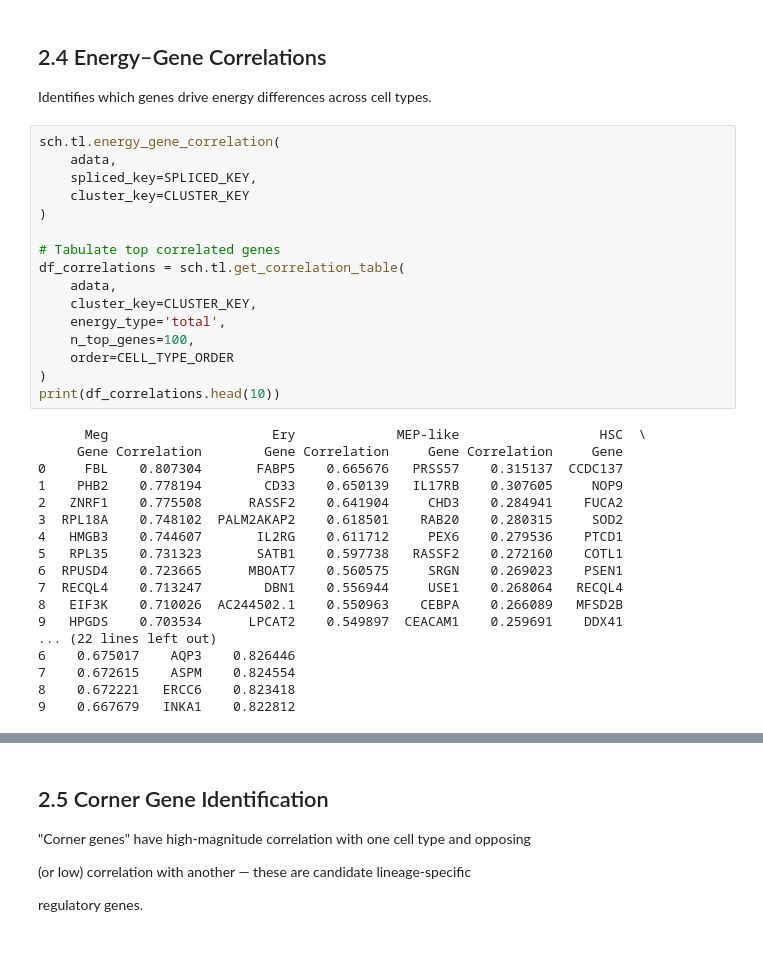
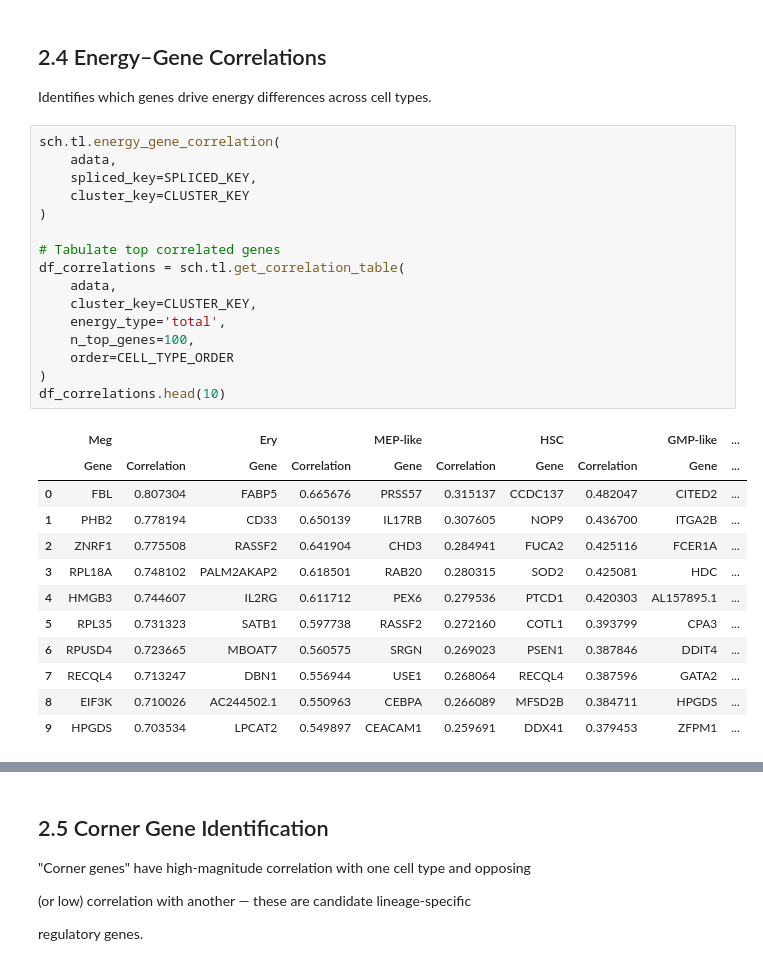
Before and after one commit to Bernaljp/scHopfield, a Jupyter notebook: notebooks/02_energy_analysis.ipynb, the cells around one changed output, grey strips where cells are left out. Saved outputs shown, nothing was run; the diff lists cells and outputs as text.

```diff
--- a/notebooks/02_energy_analysis.ipynb
+++ b/notebooks/02_energy_analysis.ipynb
@@ -194,37 +194,32 @@ plt.show()
 # %%
 sch.tl.energy_gene_correlation(
     adata,
     spliced_key=SPLICED_KEY,
     cluster_key=CLUSTER_KEY
 )
 
 # Tabulate top correlated genes
 df_correlations = sch.tl.get_correlation_table(
     adata,
     cluster_key=CLUSTER_KEY,
     energy_type='total',
     n_top_genes=100,
     order=CELL_TYPE_ORDER
 )
-print(df_correlations.head(10))
+df_correlations.head(10)
 # %% [output]
-      Meg                     Ery             MEP-like                  HSC  \
-     Gene Correlation        Gene Correlation     Gene Correlation     Gene
-0     FBL    0.807304       FABP5    0.665676   PRSS57    0.315137  CCDC137
-1    PHB2    0.778194        CD33    0.650139   IL17RB    0.307605     NOP9
-2   ZNRF1    0.775508      RASSF2    0.641904     CHD3    0.284941    FUCA2
-3  RPL18A    0.748102  PALM2AKAP2    0.618501    RAB20    0.280315     SOD2
-4   HMGB3    0.744607       IL2RG    0.611712     PEX6    0.279536    PTCD1
-5   RPL35    0.731323       SATB1    0.597738   RASSF2    0.272160    COTL1
-6  RPUSD4    0.723665      MBOAT7    0.560575     SRGN    0.269023    PSEN1
-7  RECQL4    0.713247        DBN1    0.556944     USE1    0.268064   RECQL4
-8   EIF3K    0.710026  AC244502.1    0.550963    CEBPA    0.266089   MFSD2B
-9   HPGDS    0.703534      LPCAT2    0.549897  CEACAM1    0.259691    DDX41
-... (22 lines left out)
-6    0.675017    AQP3    0.826446
-7    0.672615    ASPM    0.824554
-8    0.672221   ERCC6    0.823418
-9    0.667679   INKA1    0.822812
+|  | Meg |  | Ery |  | MEP-like |  | HSC |  | GMP-like | ... |
+|  | Gene | Correlation | Gene | Correlation | Gene | Correlation | Gene | Correlation | Gene | ... |
+| 0 | FBL | 0.807304 | FABP5 | 0.665676 | PRSS57 | 0.315137 | CCDC137 | 0.482047 | CITED2 | ... |
+| 1 | PHB2 | 0.778194 | CD33 | 0.650139 | IL17RB | 0.307605 | NOP9 | 0.436700 | ITGA2B | ... |
+| 2 | ZNRF1 | 0.775508 | RASSF2 | 0.641904 | CHD3 | 0.284941 | FUCA2 | 0.425116 | FCER1A | ... |
+| 3 | RPL18A | 0.748102 | PALM2AKAP2 | 0.618501 | RAB20 | 0.280315 | SOD2 | 0.425081 | HDC | ... |
+| 4 | HMGB3 | 0.744607 | IL2RG | 0.611712 | PEX6 | 0.279536 | PTCD1 | 0.420303 | AL157895.1 | ... |
+| 5 | RPL35 | 0.731323 | SATB1 | 0.597738 | RASSF2 | 0.272160 | COTL1 | 0.393799 | CPA3 | ... |
+| 6 | RPUSD4 | 0.723665 | MBOAT7 | 0.560575 | SRGN | 0.269023 | PSEN1 | 0.387846 | DDIT4 | ... |
+| 7 | RECQL4 | 0.713247 | DBN1 | 0.556944 | USE1 | 0.268064 | RECQL4 | 0.387596 | GATA2 | ... |
+| 8 | EIF3K | 0.710026 | AC244502.1 | 0.550963 | CEBPA | 0.266089 | MFSD2B | 0.384711 | HPGDS | ... |
+| 9 | HPGDS | 0.703534 | LPCAT2 | 0.549897 | CEACAM1 | 0.259691 | DDX41 | 0.379453 | ZFPM1 | ... |
 # %%
 # Pairwise scatter plots (all combinations of cell-type pairs)
 sch.pl.plot_correlations_grid(
```
Also changed, not shown: parts of 4 cells of this notebook, 1 other file.
